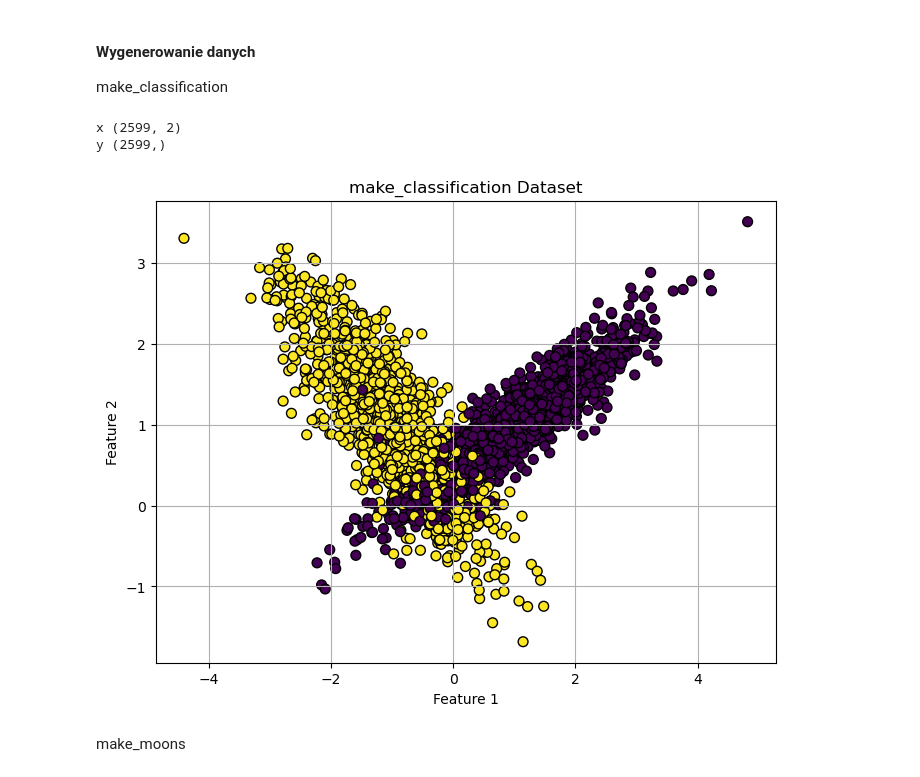
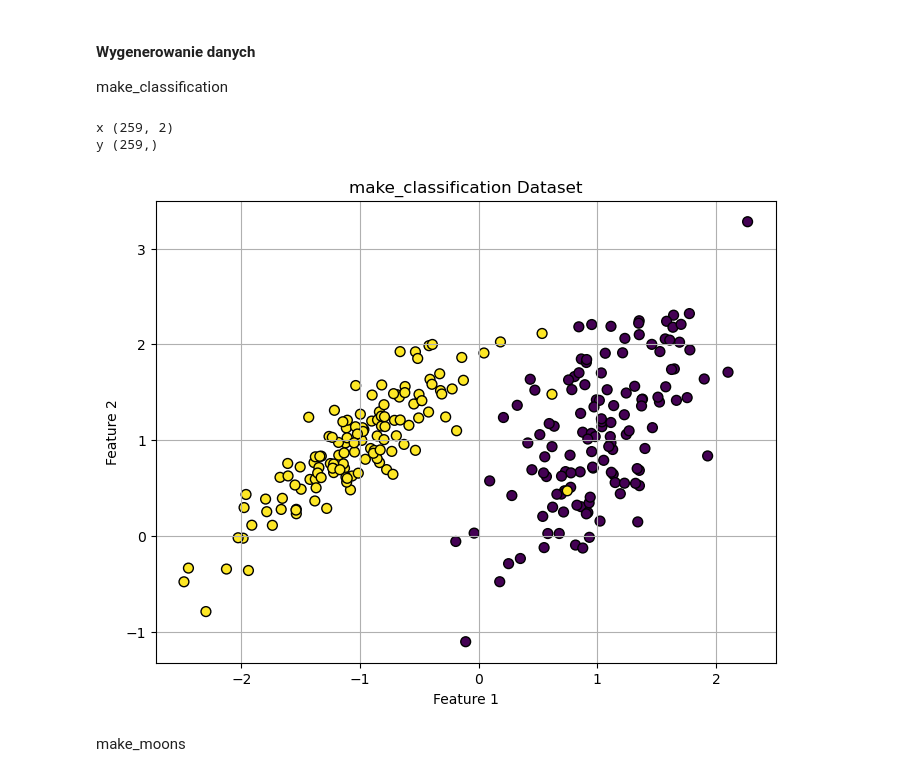
Before and after one commit to Lecrut/ai-ml_studies, a Jupyter notebook: pum/4_259199_Filip_Lecrut.ipynb, the cells around one changed output. Drawn from its saved outputs; the diff is of its cells as text; code cells hidden in the pictures.

```diff
--- a/pum/4_259199_Filip_Lecrut.ipynb
+++ b/pum/4_259199_Filip_Lecrut.ipynb
@@ -79,23 +79,23 @@ def plot_decision_boundary(model, X, y, title="Decision Boundary"):
 make_classification
 # %%
 my_index = 259199
-my_n_samples = int(str(my_index)[0]+ str(my_index)[1] + str(my_index)[-2] + str(my_index)[-1])
+my_n_samples = int(str(my_index)[0]+ str(my_index)[1] + str(my_index)[-2] + str(my_index)[-1])//10
 X_classification, y_classification = make_classification(
     n_samples=my_n_samples,
     n_features=2,
     n_informative=2,
     n_redundant=0,
     n_clusters_per_class=1,
     random_state=my_index,
 )
 
 print('x', X_classification.shape)
 print('y', y_classification.shape)
 plot_dataset(X_classification, y_classification, title="make_classification Dataset")
 # %% [output]
-x (2599, 2)
-y (2599,)
+x (259, 2)
+y (259,)
-[figure, old version]
+[figure, new version]
 # %% [markdown]
 make_moons
 # %%
```
Also changed, not shown: parts of 11 cells of this notebook.
